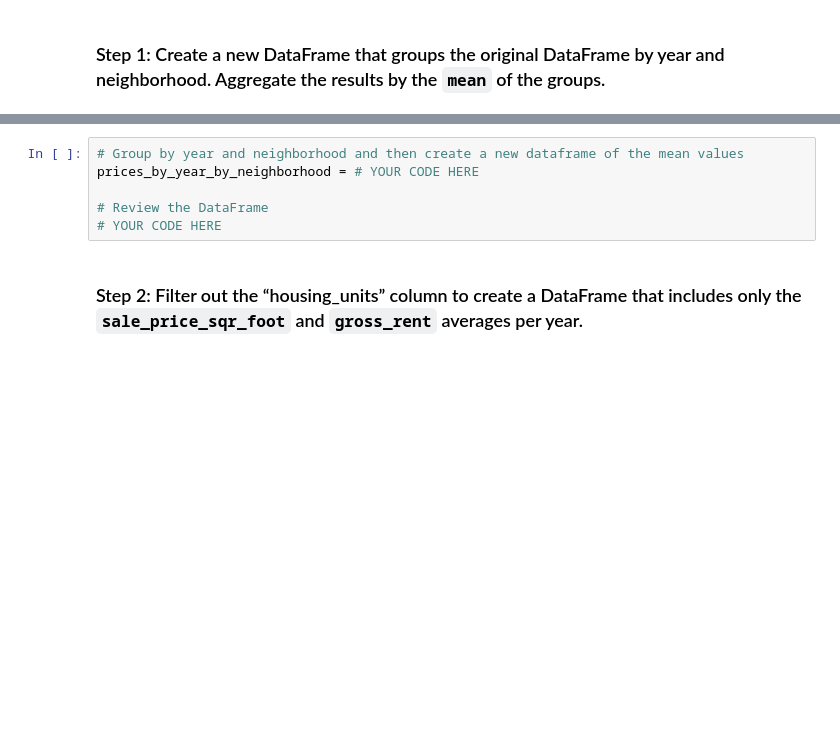
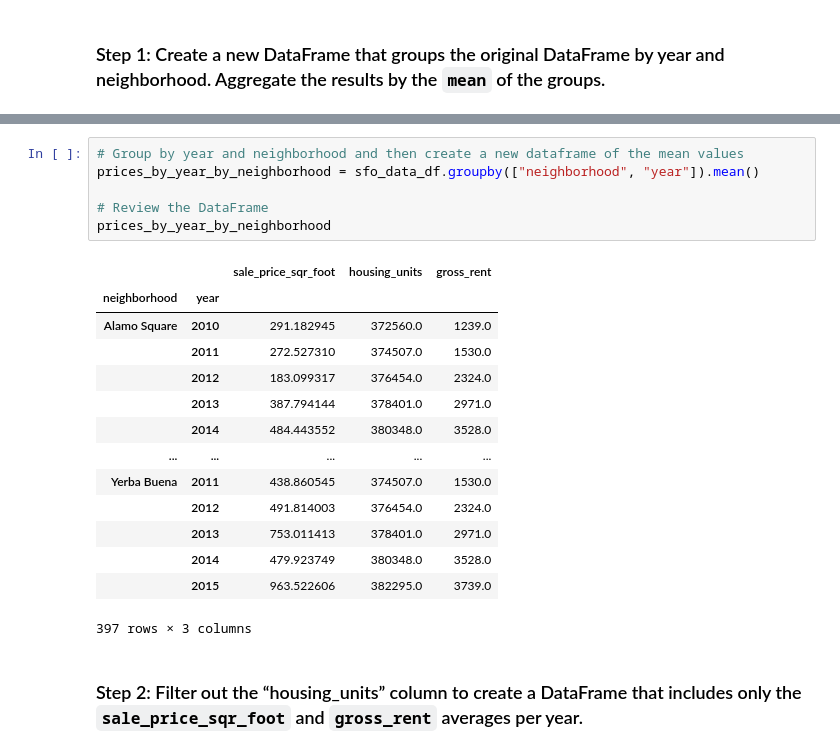
Before and after one commit to kelly0326/San-francisco-housing, a Jupyter notebook: san_francisco_housing.ipynb, the cells around one changed output, grey strips where cells are left out. Saved outputs shown, nothing was run; the diff lists cells and outputs as text; blank space fills up the shorter version.

```diff
--- a/san_francisco_housing.ipynb
+++ b/san_francisco_housing.ipynb
@@ -271,9 +342,24 @@ For this part of the assignment, use interactive visualizations and widgets to e
 # %%
 # Group by year and neighborhood and then create a new dataframe of the mean values
-prices_by_year_by_neighborhood = # YOUR CODE HERE
+prices_by_year_by_neighborhood = sfo_data_df.groupby(["neighborhood", "year"]).mean()
 
 # Review the DataFrame
-# YOUR CODE HERE
+prices_by_year_by_neighborhood
+# %% [output]
+|  |  | sale_price_sqr_foot | housing_units | gross_rent |
+| neighborhood | year |  |  |  |
+| Alamo Square | 2010 | 291.182945 | 372560.0 | 1239.0 |
+|  | 2011 | 272.527310 | 374507.0 | 1530.0 |
+|  | 2012 | 183.099317 | 376454.0 | 2324.0 |
+|  | 2013 | 387.794144 | 378401.0 | 2971.0 |
+|  | 2014 | 484.443552 | 380348.0 | 3528.0 |
+| ... | ... | ... | ... | ... |
+| Yerba Buena | 2011 | 438.860545 | 374507.0 | 1530.0 |
+|  | 2012 | 491.814003 | 376454.0 | 2324.0 |
+|  | 2013 | 753.011413 | 378401.0 | 2971.0 |
+|  | 2014 | 479.923749 | 380348.0 | 3528.0 |
+|  | 2015 | 963.522606 | 382295.0 | 3739.0 |
+397 rows × 3 columns
 # %% [markdown]
 ### Step 2: Filter out the “housing_units” column to create a DataFrame that includes only the `sale_price_sqr_foot` and `gross_rent` averages per year.
 # %%
```
Also changed, not shown: parts of 26 cells of this notebook.
